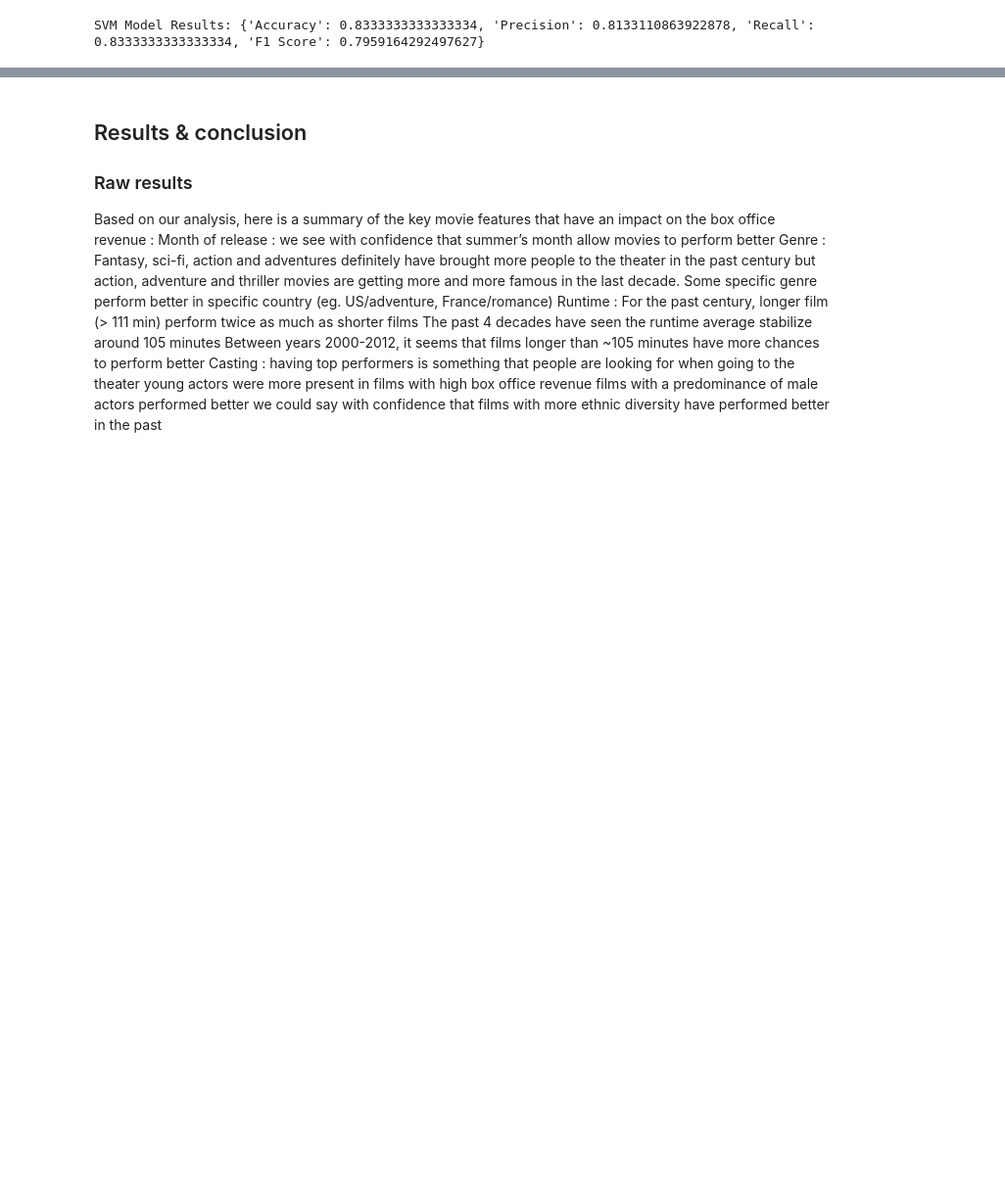
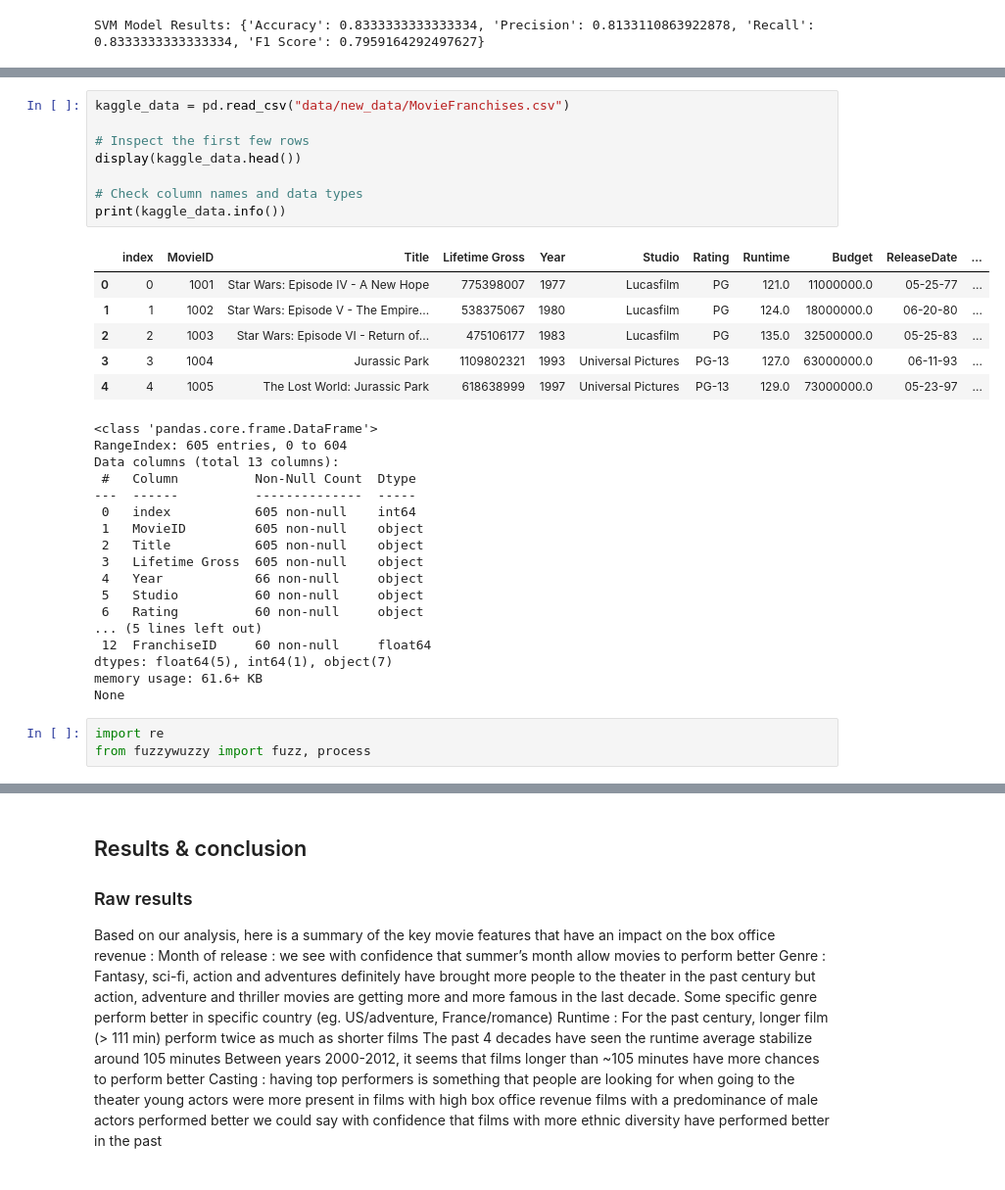
Before and after one commit to epfl-ada/ada-2024-project-awesometeam2024, a Jupyter notebook: results.ipynb, the cells around one changed output, grey strips where cells are left out. Shown at 98% size. Cells and saved outputs as stored; diff of their text form; blank space fills up the shorter version.

```diff
--- a/results.ipynb
+++ b/results.ipynb
@@ -1290,0 +1396,35 @@ SVM Model Results: {'Accuracy': 0.8333333333333334, 'Precision': 0.8133110863922
+# %%
+kaggle_data = pd.read_csv("data/new_data/MovieFranchises.csv")
+
+# Inspect the first few rows
+display(kaggle_data.head())
+
+# Check column names and data types
+print(kaggle_data.info())
+# %% [output]
+|  | index | MovieID | Title | Lifetime Gross | Year | Studio | Rating | Runtime | Budget | ReleaseDate | ... |
+| 0 | 0 | 1001 | Star Wars: Episode IV - A New Hope | 775398007 | 1977 | Lucasfilm | PG | 121.0 | 11000000.0 | 05-25-77 | ... |
+| 1 | 1 | 1002 | Star Wars: Episode V - The Empire... | 538375067 | 1980 | Lucasfilm | PG | 124.0 | 18000000.0 | 06-20-80 | ... |
+| 2 | 2 | 1003 | Star Wars: Episode VI - Return of... | 475106177 | 1983 | Lucasfilm | PG | 135.0 | 32500000.0 | 05-25-83 | ... |
+| 3 | 3 | 1004 | Jurassic Park | 1109802321 | 1993 | Universal Pictures | PG-13 | 127.0 | 63000000.0 | 06-11-93 | ... |
+| 4 | 4 | 1005 | The Lost World: Jurassic Park | 618638999 | 1997 | Universal Pictures | PG-13 | 129.0 | 73000000.0 | 05-23-97 | ... |
+<class 'pandas.core.frame.DataFrame'>
+RangeIndex: 605 entries, 0 to 604
+Data columns (total 13 columns):
+ #   Column          Non-Null Count  Dtype
+---  ------          --------------  -----
+ 0   index           605 non-null    int64
+ 1   MovieID         605 non-null    object
+ 2   Title           605 non-null    object
+ 3   Lifetime Gross  605 non-null    object
+ 4   Year            66 non-null     object
+ 5   Studio          60 non-null     object
+ 6   Rating          60 non-null     object
+... (5 lines left out)
+ 12  FranchiseID     60 non-null     float64
+dtypes: float64(5), int64(1), object(7)
+memory usage: 61.6+ KB
+None
+# %%
+import re
+from fuzzywuzzy import fuzz, process
```
Also changed, not shown: parts of 29 cells of this notebook, 1 other file.
